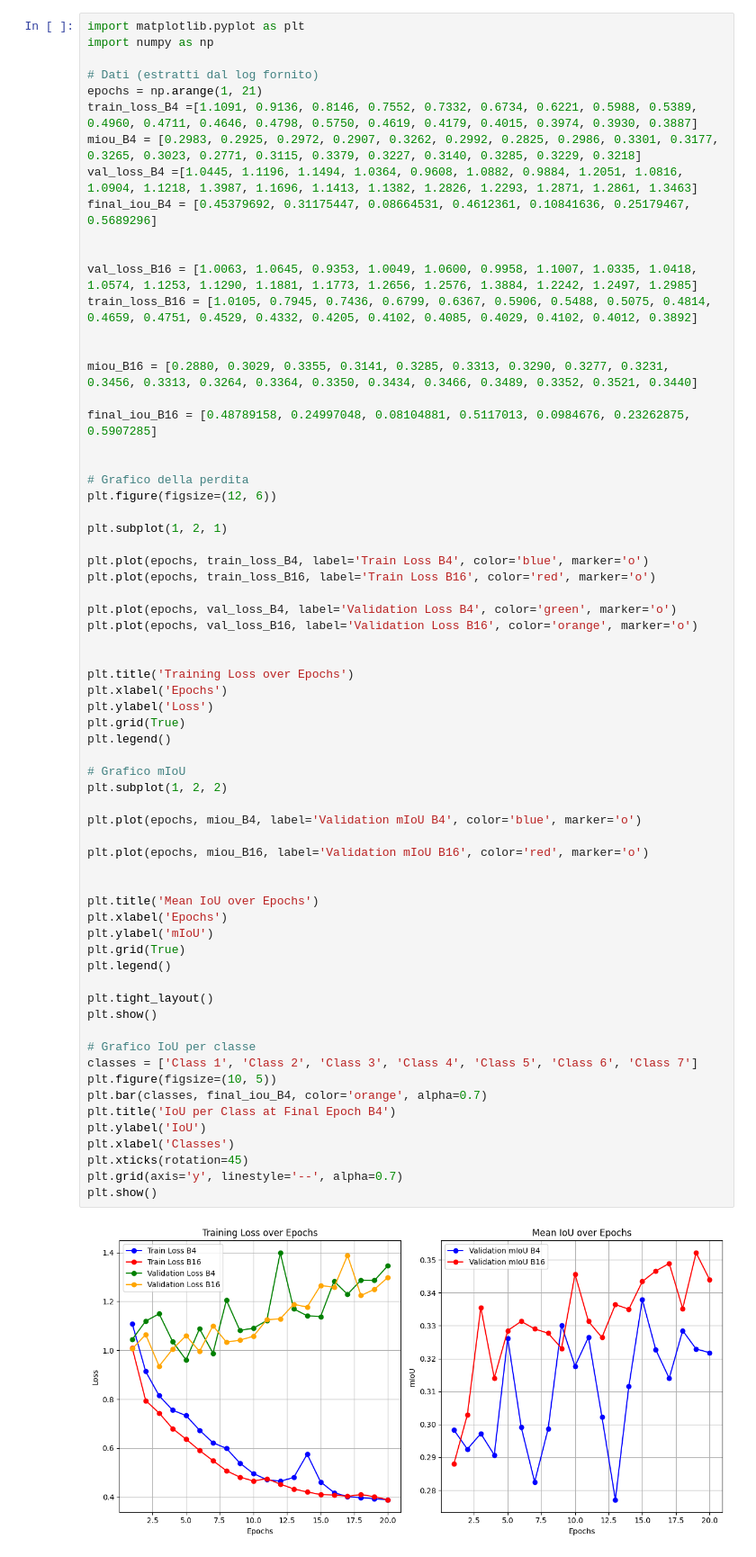
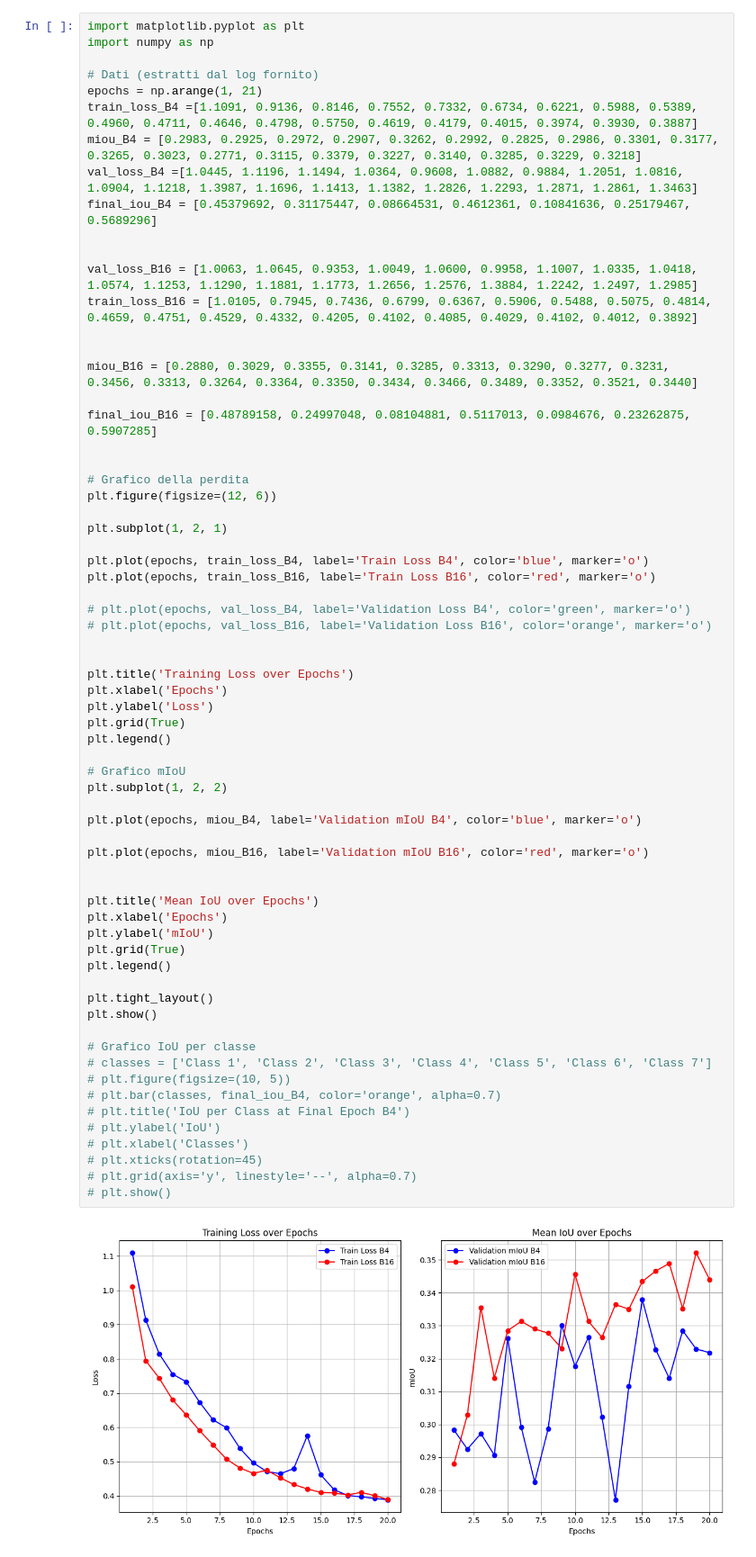
Before and after one commit to MichelePoli/AMLProject, a Jupyter notebook: 2a_graph_loss_mIoU.ipynb, the cells around one changed output. Shown at 90% size. Saved outputs shown, nothing was run; the diff lists cells and outputs as text.

```diff
--- a/2a_graph_loss_mIoU.ipynb
+++ b/2a_graph_loss_mIoU.ipynb
@@ -27,42 +27,42 @@ plt.subplot(1, 2, 1)
 plt.plot(epochs, train_loss_B4, label='Train Loss B4', color='blue', marker='o')
 plt.plot(epochs, train_loss_B16, label='Train Loss B16', color='red', marker='o')
 
-plt.plot(epochs, val_loss_B4, label='Validation Loss B4', color='green', marker='o')
-plt.plot(epochs, val_loss_B16, label='Validation Loss B16', color='orange', marker='o')
+# plt.plot(epochs, val_loss_B4, label='Validation Loss B4', color='green', marker='o')
+# plt.plot(epochs, val_loss_B16, label='Validation Loss B16', color='orange', marker='o')
 
 
 plt.title('Training Loss over Epochs')
 plt.xlabel('Epochs')
 plt.ylabel('Loss')
 plt.grid(True)
 plt.legend()
 
 # Grafico mIoU
 plt.subplot(1, 2, 2)
 
 plt.plot(epochs, miou_B4, label='Validation mIoU B4', color='blue', marker='o')
 
 plt.plot(epochs, miou_B16, label='Validation mIoU B16', color='red', marker='o')
 
 
 plt.title('Mean IoU over Epochs')
 plt.xlabel('Epochs')
 plt.ylabel('mIoU')
 plt.grid(True)
 plt.legend()
 
 plt.tight_layout()
 plt.show()
 
 # Grafico IoU per classe
-classes = ['Class 1', 'Class 2', 'Class 3', 'Class 4', 'Class 5', 'Class 6', 'Class 7']
-plt.figure(figsize=(10, 5))
-plt.bar(classes, final_iou_B4, color='orange', alpha=0.7)
-plt.title('IoU per Class at Final Epoch B4')
-plt.ylabel('IoU')
-plt.xlabel('Classes')
-plt.xticks(rotation=45)
-plt.grid(axis='y', linestyle='--', alpha=0.7)
-plt.show()
+# classes = ['Class 1', 'Class 2', 'Class 3', 'Class 4', 'Class 5', 'Class 6', 'Class 7']
+# plt.figure(figsize=(10, 5))
+# plt.bar(classes, final_iou_B4, color='orange', alpha=0.7)
+# plt.title('IoU per Class at Final Epoch B4')
+# plt.ylabel('IoU')
+# plt.xlabel('Classes')
+# plt.xticks(rotation=45)
+# plt.grid(axis='y', linestyle='--', alpha=0.7)
+# plt.show()
 # %% [output]
-[figure, old version]
+[figure, new version]
```
Also changed, not shown: parts of 1 cell of this notebook, 1 other file.
